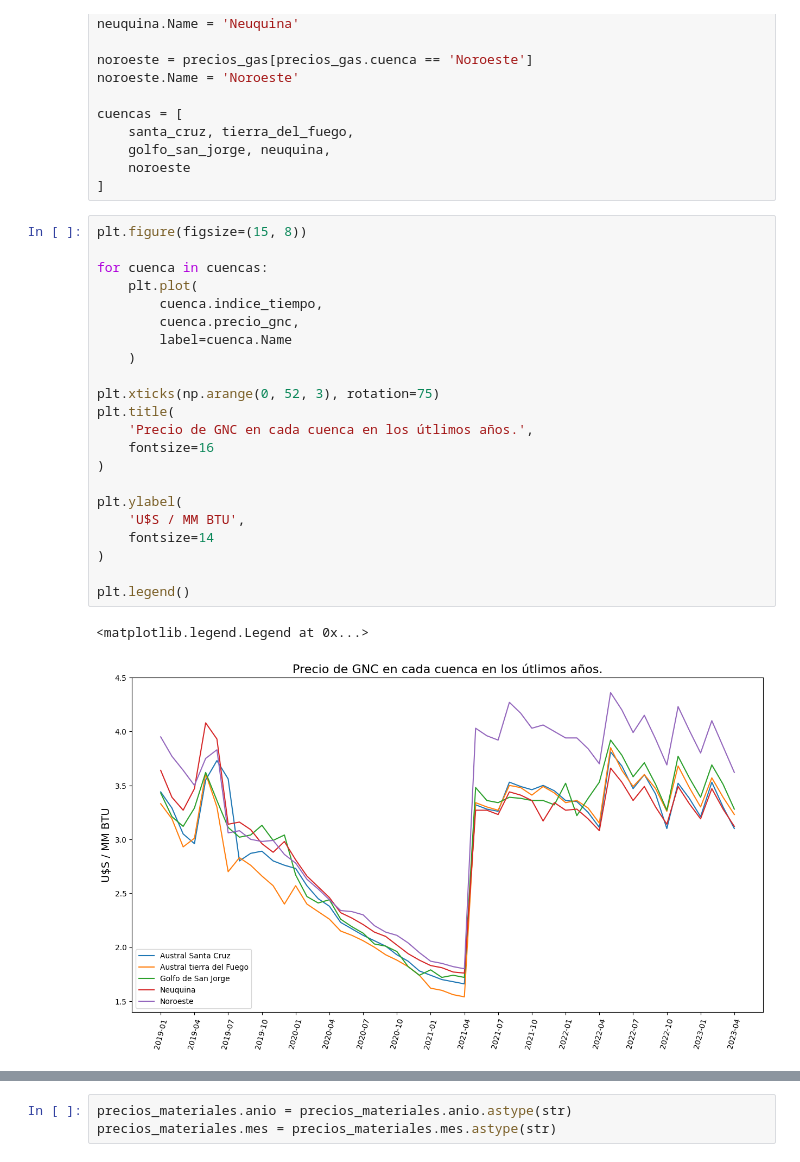
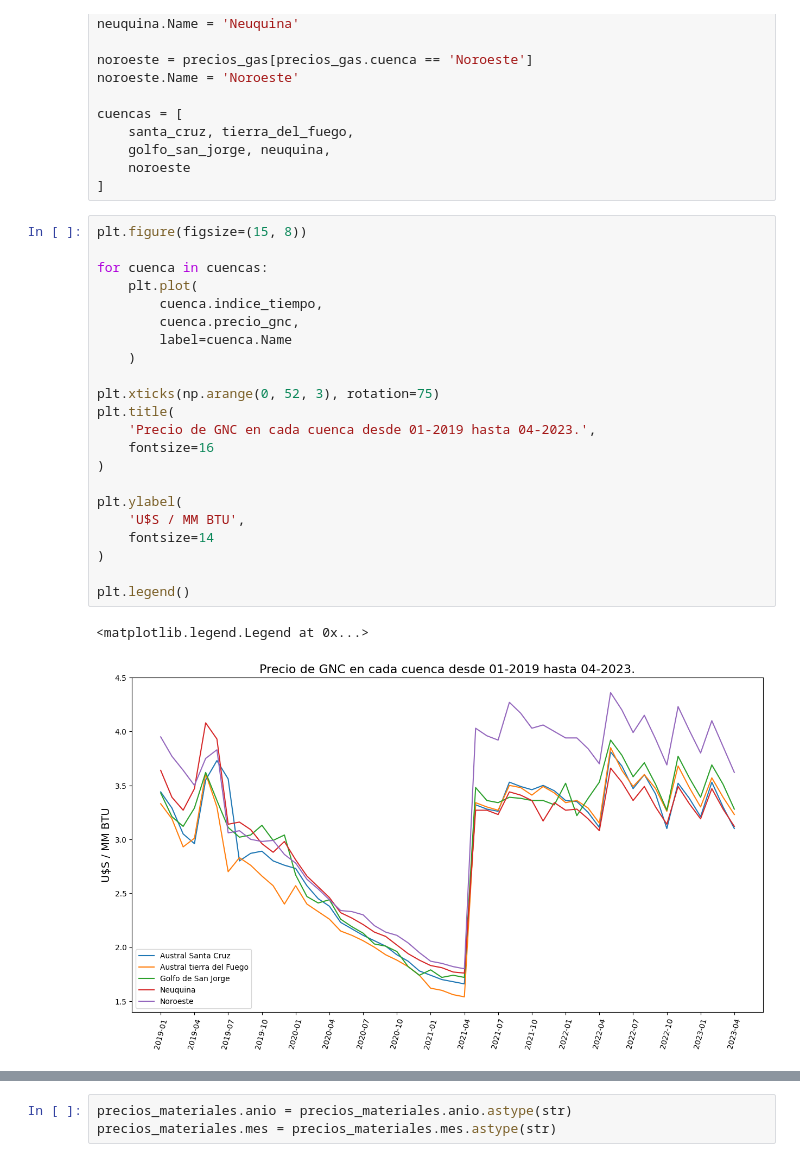
Before and after one commit to Isaiasgaray/fundamentos_final, a Jupyter notebook: TP_Final.ipynb, the cells around one changed output, grey strips where cells are left out. Cells and saved outputs as stored; diff of their text form.

```diff
--- a/TP_Final.ipynb
+++ b/TP_Final.ipynb
@@ -56,25 +58,25 @@ cuencas = [
 # %%
 plt.figure(figsize=(15, 8))
 
 for cuenca in cuencas:
     plt.plot(
         cuenca.indice_tiempo,
         cuenca.precio_gnc,
         label=cuenca.Name
     )
 
 plt.xticks(np.arange(0, 52, 3), rotation=75)
 plt.title(
-    'Precio de GNC en cada cuenca en los útlimos años.',
+    'Precio de GNC en cada cuenca desde 01-2019 hasta 04-2023.',
     fontsize=16
 )
 
 plt.ylabel(
     'U$S / MM BTU',
     fontsize=14
 )
 
 plt.legend()
 # %% [output]
 <matplotlib.legend.Legend at 0x...>
-[figure, old version]
+[figure, new version]
```
Also changed, not shown: parts of 15 cells of this notebook.
